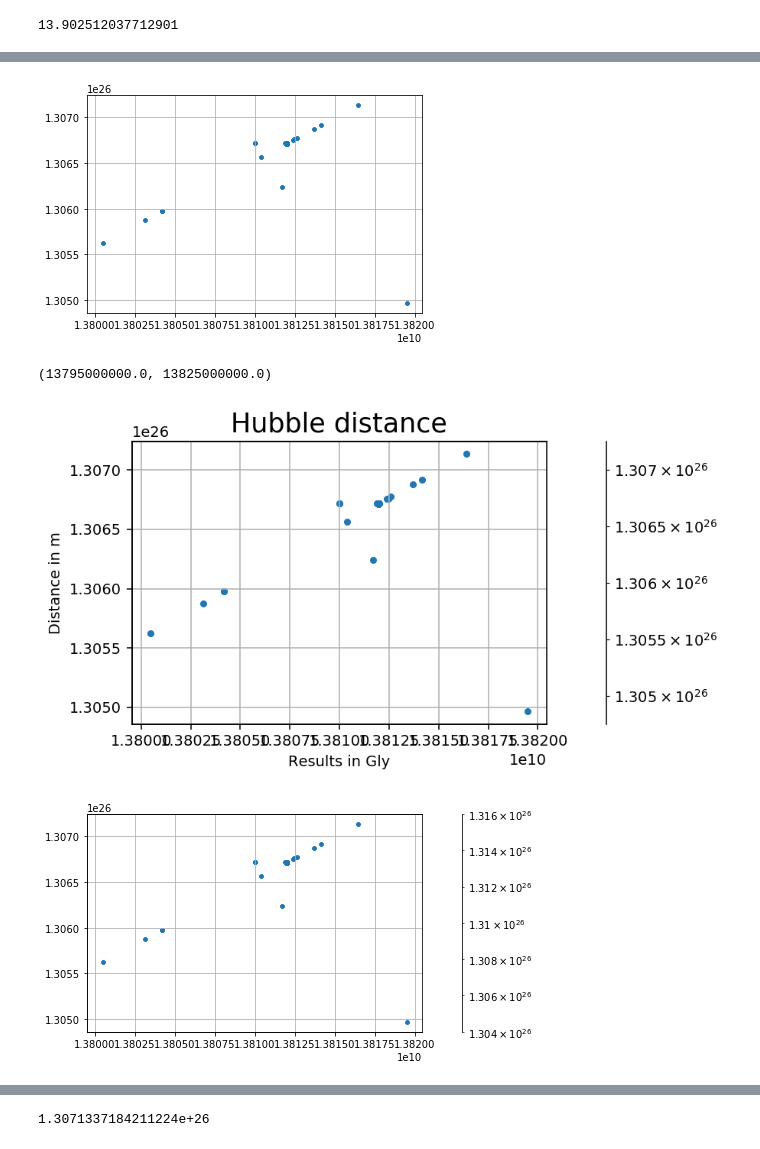
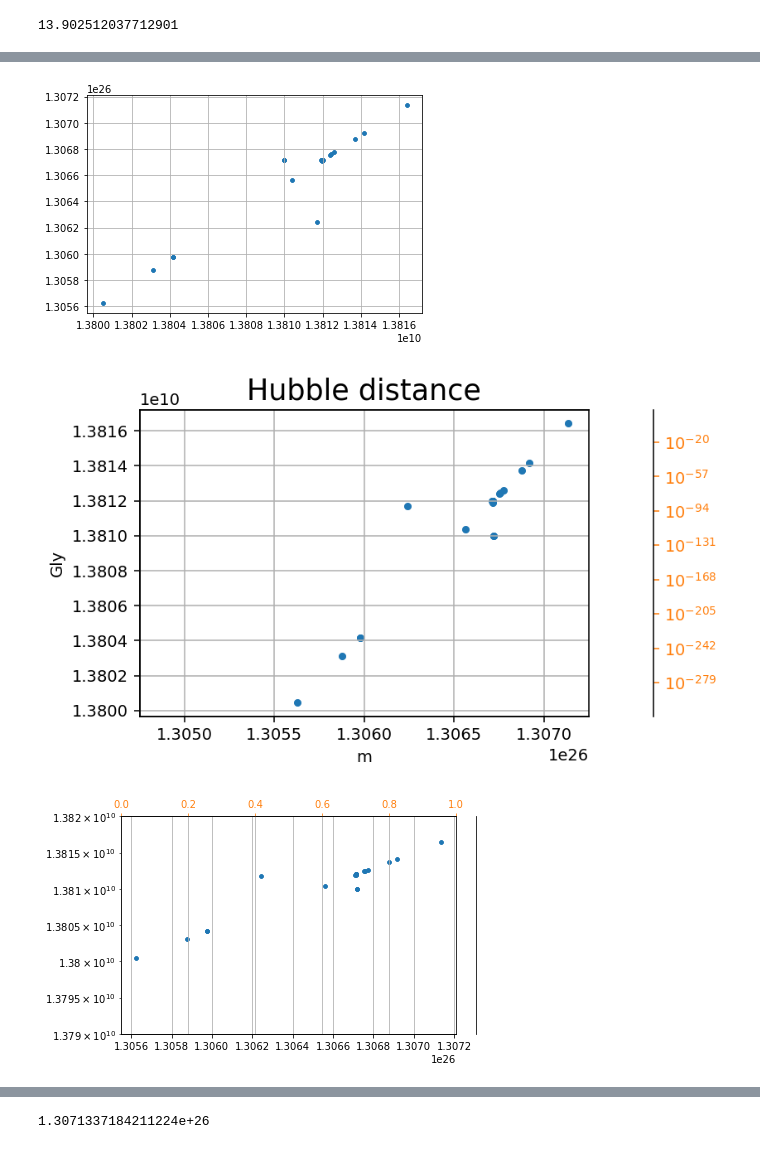
Before and after one commit to LaGuer/hubble-radius, a Jupyter notebook: hubble-radius.ipynb, the cells around one changed output, grey strips where cells are left out. Drawn from its saved outputs; the diff is of its cells as text; code cells hidden in the pictures.

```diff
--- a/hubble-radius.ipynb
+++ b/hubble-radius.ipynb
@@ -345,12 +356,12 @@ max    1.381950e+10  1.307134e+26
 #d = 140
 #plt.figure( figsize=(w, h), dpi=d)
 
-plt.scatter(df.iloc[:,[2,2]], df.iloc[:,[3,3]], s=4 )
+plt.scatter(df.iloc[:,[3,3]], df.iloc[:,[2,2]], s=8 )
 plt.grid()
 #plt.plot(df.iloc[:,[3,3]], df.iloc[:,[2,2]], '.')
 #plt.plot(df.iloc[:,[2,2]], df.iloc[:,[3,3]], lw=3)
-plt.ylabel('Distance in m')
-plt.xlabel('Results in Gly')
+plt.ylabel('Results in Gly')
+plt.xlabel('Distance in m')
 plt.title('Hubble distance', fontsize=18, color="black")
 ax3.set_xlabel(r"Result of g(5) and g(6) follow the law: $exp(2**(n/4))$", fontsize=6, color="blue")
 #plt.legend(loc=2) # upper left corner
@@ -363,11 +374,11 @@ ax2.xaxis.set_label_position('top')
 ax2.yaxis.set_label_position('right')
 ax2.tick_params(axis='x', colors="C1")
 ax2.tick_params(axis='y', colors="C1")
-ax2.set_ylim(1.30475*10**26, 1.30725*10**26)
+#ax2.set_ylim(1.30475*10**26, 1.30725*10**26)
 ax2.set_yscale('log',basey=10)
 ax2.spines['right'].set_position(('outward', 40))
 #ax3 = plt.twiny()
-ax3.set_xlabel(r"Best results follow the law: $exp(2^{n/4})$", fontsize=8, color="blue")
+ax3.set_xlabel(r"Best results follow the law: $exp(2^{n/4})$", fontsize=15, color="blue")
 #for label in ax3.get_yticklabels():
 #    label.set_color("grey")
 #ax3.xaxis.set_label_position('top')
@@ -385,8 +409,8 @@ from mpl_toolkits.axes_grid1 import host_subplot
 import mpl_toolkits.axisartist as AA
 import matplotlib.pyplot as plt
 fig, ax = plt.subplots()
-ax.set_xscale('linear', basex=2)
-ax.set_yscale('linear', basey=2)
+#ax.set_xscale('linear', basex=2)
+#ax.set_yscale('linear', basey=2)
 ax.scatter(df.iloc[:,[2,2]], df.iloc[:,[3,3]], s=12 )
 ax.grid()
 #host = host_subplot(111, axes_class=AA.Axes)
@@ -397,12 +421,12 @@ ax.grid()
 #par2.set_ylim(0, 10e99)
 
 #host.legend()
-
+#plt.colorbar(label='log$_{10}$(population)')
 #host.axis["bottom"].label.set_color(p1.get_color())
 #par2.axis["bottom"].label.set_color(p3.get_color())
 plt.show()
 # %% [output]
-[figure, old version]
+[figure, new version]
 # %%
 #colors = np.where(df.iloc[:,[2,3]] > 300, 'r', 'k')
 #df.iloc[:,[2,3]]
@@ -410,66 +434,65 @@ w = 5
 h = 3.5
 d = 140
 plt.figure(figsize=(w, h), dpi=d)
-plt.scatter(df.iloc[:,[2,2]], df.iloc[:,[3,3]], s=12 )
+plt.scatter(df.iloc[:,[3,3]], df.iloc[:,[2,2]], s=12 )
 plt.grid()
 #plt.plot(df.iloc[:,[3,3]], df.iloc[:,[2,2]], '.')
 #plt.plot(df.iloc[:,[2,2]], df.iloc[:,[3,3]], lw=3)
-plt.ylabel('Distance in m')
-plt.xlabel('Results in Gly')
+plt.ylabel('Gly')
+plt.xlabel('m')
 plt.title('Hubble distance', fontsize=18, color="black")
 ax3.set_xlabel(r"Result of g(5) and g(6) follow the law: $exp(2**(n/4))$", fontsize=6, color="blue")
 #plt.legend(loc=2) # upper left corner
 #plt.xlabel('Number of peculiar dimensions in the bosonic string theory: n = 4k+2')
 #plt.ylabel(r'Macro: lnln$\frac{\lambdabar_{Macro}}{\lambdabar_e}$', fontsize=10, color="red")
 ax2 = plt.twinx()
 for label in ax2.get_xticklabels():
     label.set_color("grey")
 ax2.xaxis.set_label_position('top')
 ax2.yaxis.set_label_position('right')
 ax2.tick_params(axis='x', colors="C1")
 ax2.tick_params(axis='y', colors="C1")
-ax2.set_ylim(1.30475*10**26, 1.30725*10**26)
+ax2.set_xlim(1.30475*10**26, 1.30725*10**26)
 ax2.set_yscale('log',basey=10)
 ax2.spines['right'].set_position(('outward', 40))
 #ax3 = plt.twiny()
 ax3.set_xlabel(r"Best results follow the law: $exp(2^{n/4})$", fontsize=6, color="blue")
 #for label in ax3.get_yticklabels():
 #    label.set_color("grey")
 #ax3.xaxis.set_label_position('top')
 #ax3.yaxis.set_label_position('right')
 #ax3.tick_params(axis='x', colors="C2")
 #ax3.tick_params(axis='y', colors="C2")
-ax3.set_xlim(13.795*10**9, 13.825*10**9)
-#ax3.set_xscale('log',basex=10)
+#ax3.set_xlim(13.795*10**9, 13.825*10**9)
+ax3.set_xscale('log',basex=10)
 #ax3.set_xscale('linear', basex=10**9)
 #ax3.spines['bottom'].set_position(('outward', 40))
 
 # Slope
 #x4 = [13.8e9, 1.304e26]
 #y4 = [13.9e9, 1.316e26]
 #plt.plot(x4, y4, color="red", lw=1, linestyle=':', label=r"Slope ln2/4")
 # %% [output]
-(13795000000.0, 13825000000.0)
-[figure, old version]
+[figure, new version]
 # %%
 #x = np.arange(0.01, 32, 1)
 #k = np.arange(0, np.e**2, 1)
 #d = (4 * k + 2)
-plt.scatter(df.iloc[:,[2,2]], df.iloc[:,[3,3]], s=12,  )
+plt.scatter(df.iloc[:,[3,3]], df.iloc[:,[2,2]], s=12,  )
 plt.grid()
-ax2 = plt.twinx()
-for label in ax2.get_xticklabels():
+ax2 = plt.twiny()
+for label in ax2.get_yticklabels():
     label.set_color("grey")
 plt.grid()
 ax2.xaxis.set_label_position('top')
 ax2.yaxis.set_label_position('right')
 ax2.tick_params(axis='x', colors="C1")
 ax2.tick_params(axis='y', colors="C1")
-ax2.set_ylim(1.304*10**26, 1.316*10**26)
+ax2.set_ylim(1.379*10**10, 1.382*10**10)
 ax2.set_yscale('log',basey=10)
-ax2.spines['right'].set_position(('outward', 40))
+ax2.spines['right'].set_position(('outward', 20))
 # %% [output]
-[figure, old version]
+[figure, new version]
 # %%
 # df.plot(style=['o','rx'])
 # %%
```
Also changed, not shown: parts of 14 cells of this notebook.
